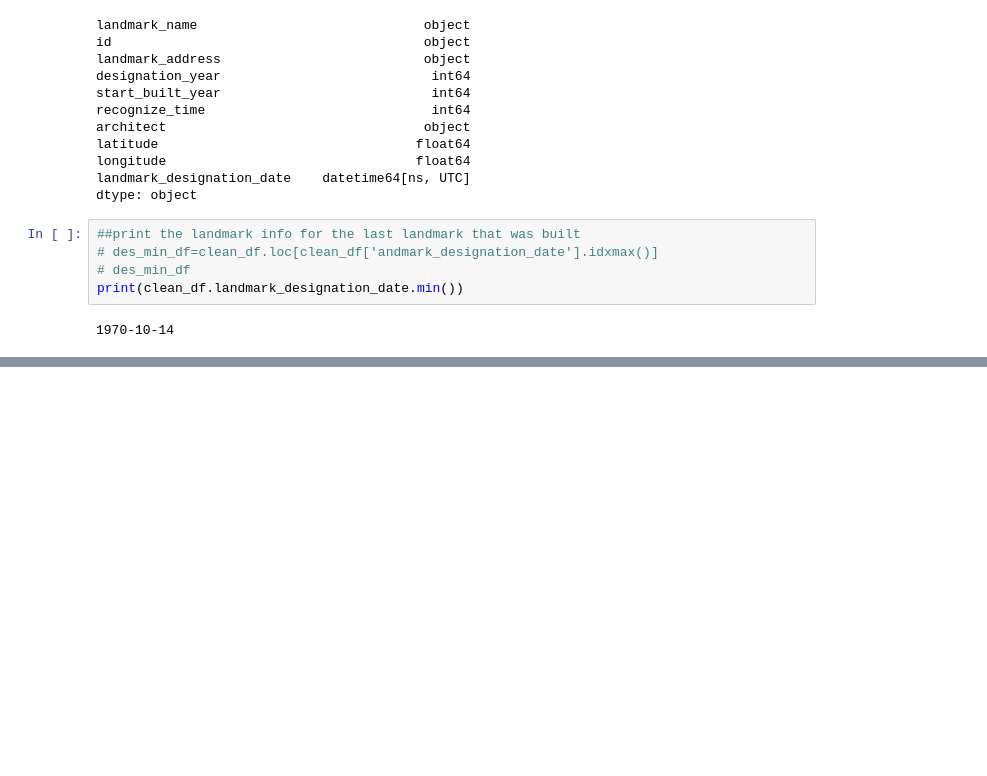
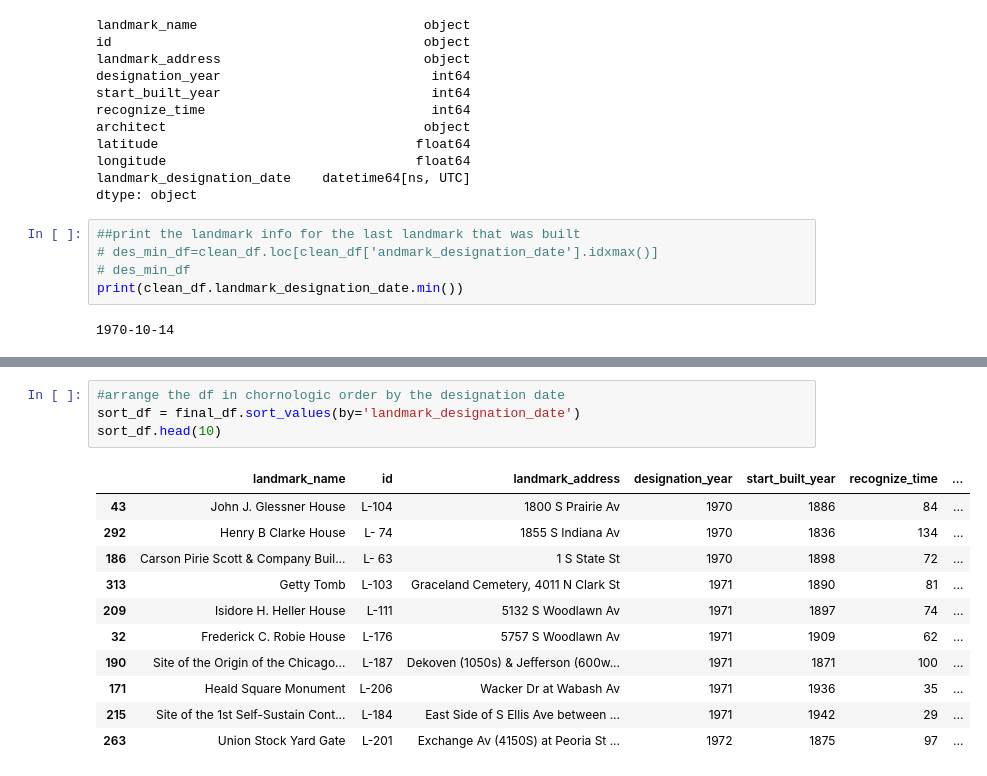
Before and after one commit to liliana-ilut/chicago-landmarks, a Jupyter notebook: data.ipynb, the cells around one changed output, grey strips where cells are left out. Drawn from its saved outputs; the diff is of its cells as text; blank space fills up the shorter version.

Commit message:
reset in chronologic order

```diff
--- a/data.ipynb
+++ b/data.ipynb
@@ -399,0 +402,16 @@ min_des_date_df
+# %%
+#arrange the df in chornologic order by the designation date
+sort_df = final_df.sort_values(by='landmark_designation_date')
+sort_df.head(10)
+# %% [output]
+|  | landmark_name | id | landmark_address | designation_year | start_built_year | recognize_time | ... |
+| 43 | John J. Glessner House | L-104 | 1800 S Prairie Av | 1970 | 1886 | 84 | ... |
+| 292 | Henry B Clarke House | L- 74 | 1855 S Indiana Av | 1970 | 1836 | 134 | ... |
+| 186 | Carson Pirie Scott & Company Buil... | L- 63 | 1 S State St | 1970 | 1898 | 72 | ... |
+| 313 | Getty Tomb | L-103 | Graceland Cemetery, 4011 N Clark St | 1971 | 1890 | 81 | ... |
+| 209 | Isidore H. Heller House | L-111 | 5132 S Woodlawn Av | 1971 | 1897 | 74 | ... |
+| 32 | Frederick C. Robie House | L-176 | 5757 S Woodlawn Av | 1971 | 1909 | 62 | ... |
+| 190 | Site of the Origin of the Chicago... | L-187 | Dekoven (1050s) & Jefferson (600w... | 1971 | 1871 | 100 | ... |
+| 171 | Heald Square Monument | L-206 | Wacker Dr at Wabash Av | 1971 | 1936 | 35 | ... |
+| 215 | Site of the 1st Self-Sustain Cont... | L-184 | East Side of S Ellis Ave between ... | 1971 | 1942 | 29 | ... |
+| 263 | Union Stock Yard Gate | L-201 | Exchange Av (4150S) at Peoria St ... | 1972 | 1875 | 97 | ... |
```
Also changed, not shown: parts of 4 cells of this notebook.
